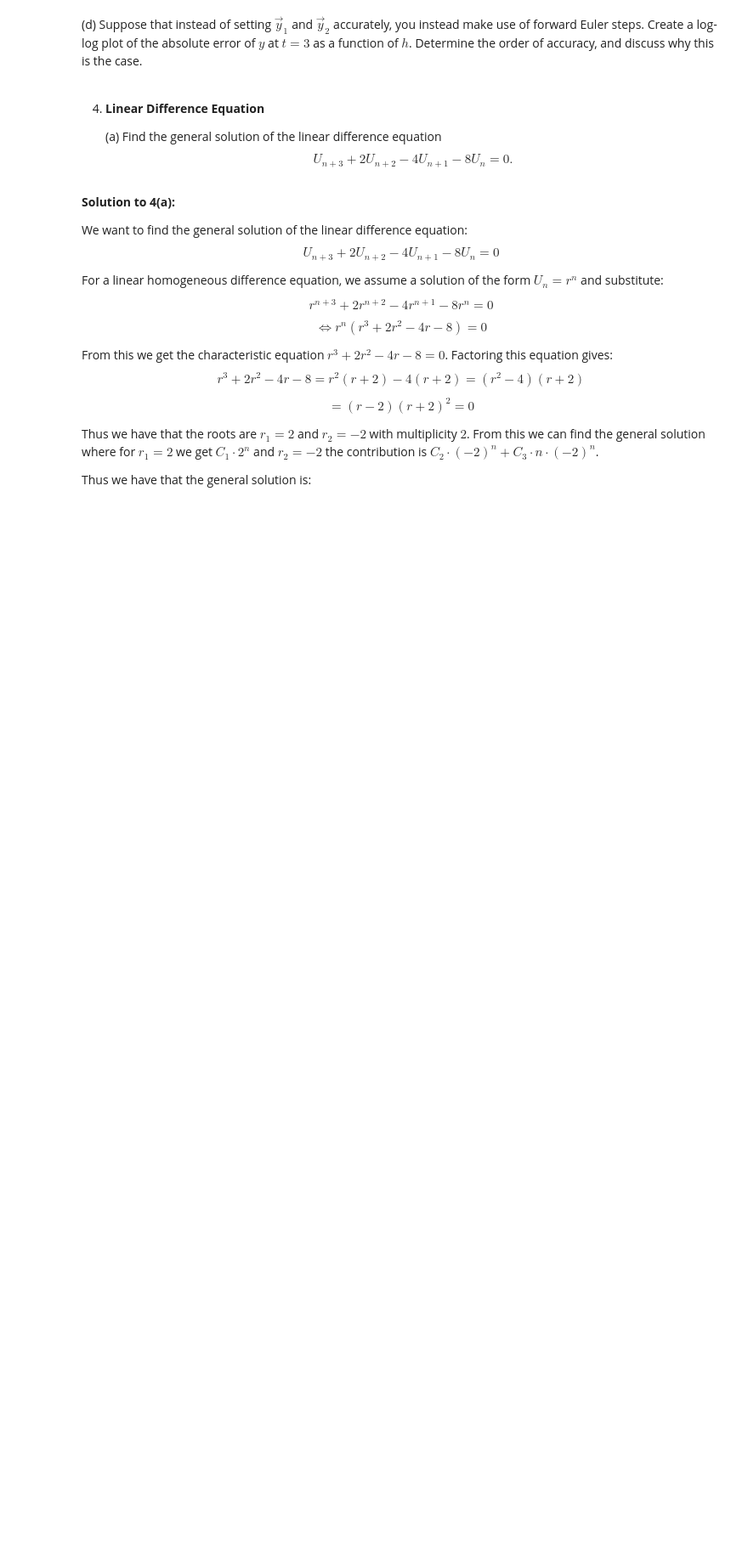
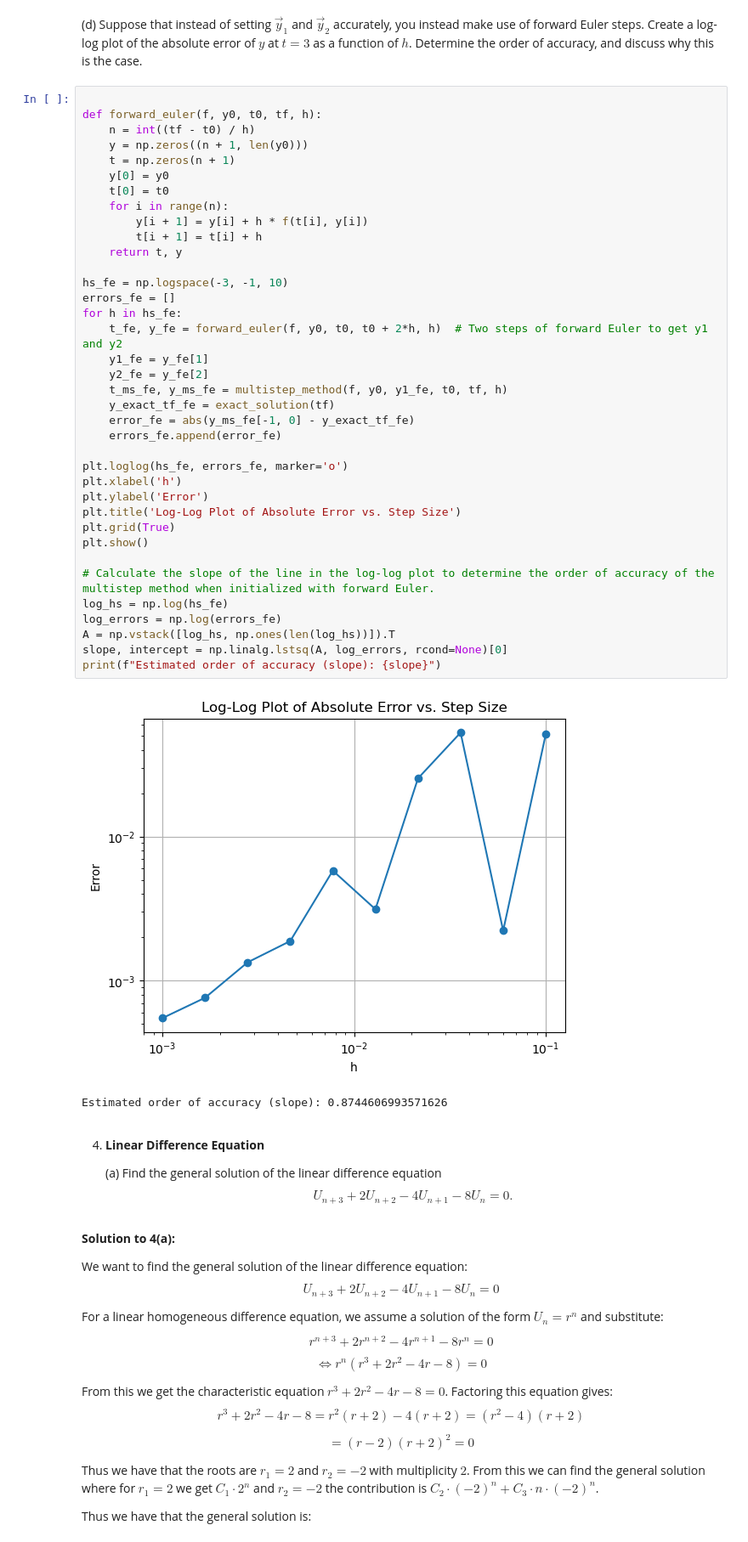
Before and after one commit to MintyMika/Fall25, a Jupyter notebook: MATH714HW/Homework2/Homework2.ipynb, the cells around one changed output. Shown at 85% size. Saved outputs shown, nothing was run; the diff lists cells and outputs as text; blank space fills up the shorter version.

```diff
--- a/MATH714HW/Homework2/Homework2.ipynb
+++ b/MATH714HW/Homework2/Homework2.ipynb
@@ -522,5 +629,45 @@ Show that your method is fourth-order accurate.
 # %% [markdown]
 (d) Suppose that instead of setting $\vec{y}_1$ and $\vec{y}_2$ accurately, you instead make use of forward Euler steps. Create a log-log plot of the absolute error of $y$ at $t=3$ as a function of $h$. Determine the order of accuracy, and discuss why this is the case.
+# %%
+
+def forward_euler(f, y0, t0, tf, h):
+    n = int((tf - t0) / h)
+    y = np.zeros((n + 1, len(y0)))
+    t = np.zeros(n + 1)
+    y[0] = y0
+    t[0] = t0
+    for i in range(n):
+        y[i + 1] = y[i] + h * f(t[i], y[i])
+        t[i + 1] = t[i] + h
+    return t, y
+
+hs_fe = np.logspace(-3, -1, 10)
+errors_fe = []
+for h in hs_fe:
+    t_fe, y_fe = forward_euler(f, y0, t0, t0 + 2*h, h)  # Two steps of forward Euler to get y1 and y2
+    y1_fe = y_fe[1]
+    y2_fe = y_fe[2]
+    t_ms_fe, y_ms_fe = multistep_method(f, y0, y1_fe, t0, tf, h)
+    y_exact_tf_fe = exact_solution(tf)
+    error_fe = abs(y_ms_fe[-1, 0] - y_exact_tf_fe)
+    errors_fe.append(error_fe)
+
+plt.loglog(hs_fe, errors_fe, marker='o')
+plt.xlabel('h')
+plt.ylabel('Error')
+plt.title('Log-Log Plot of Absolute Error vs. Step Size')
+plt.grid(True)
+plt.show()
+
+# Calculate the slope of the line in the log-log plot to determine the order of accuracy of the multistep method when initialized with forward Euler.
+log_hs = np.log(hs_fe)
+log_errors = np.log(errors_fe)
+A = np.vstack([log_hs, np.ones(len(log_hs))]).T
+slope, intercept = np.linalg.lstsq(A, log_errors, rcond=None)[0]
+print(f"Estimated order of accuracy (slope): {slope}")
+# %% [output]
+[figure, added]
+Estimated order of accuracy (slope): 0.8744606993571626
 # %% [markdown]
 4. **Linear Difference Equation**
 
```
Also changed, not shown: parts of 7 cells of this notebook, 9 other files.
